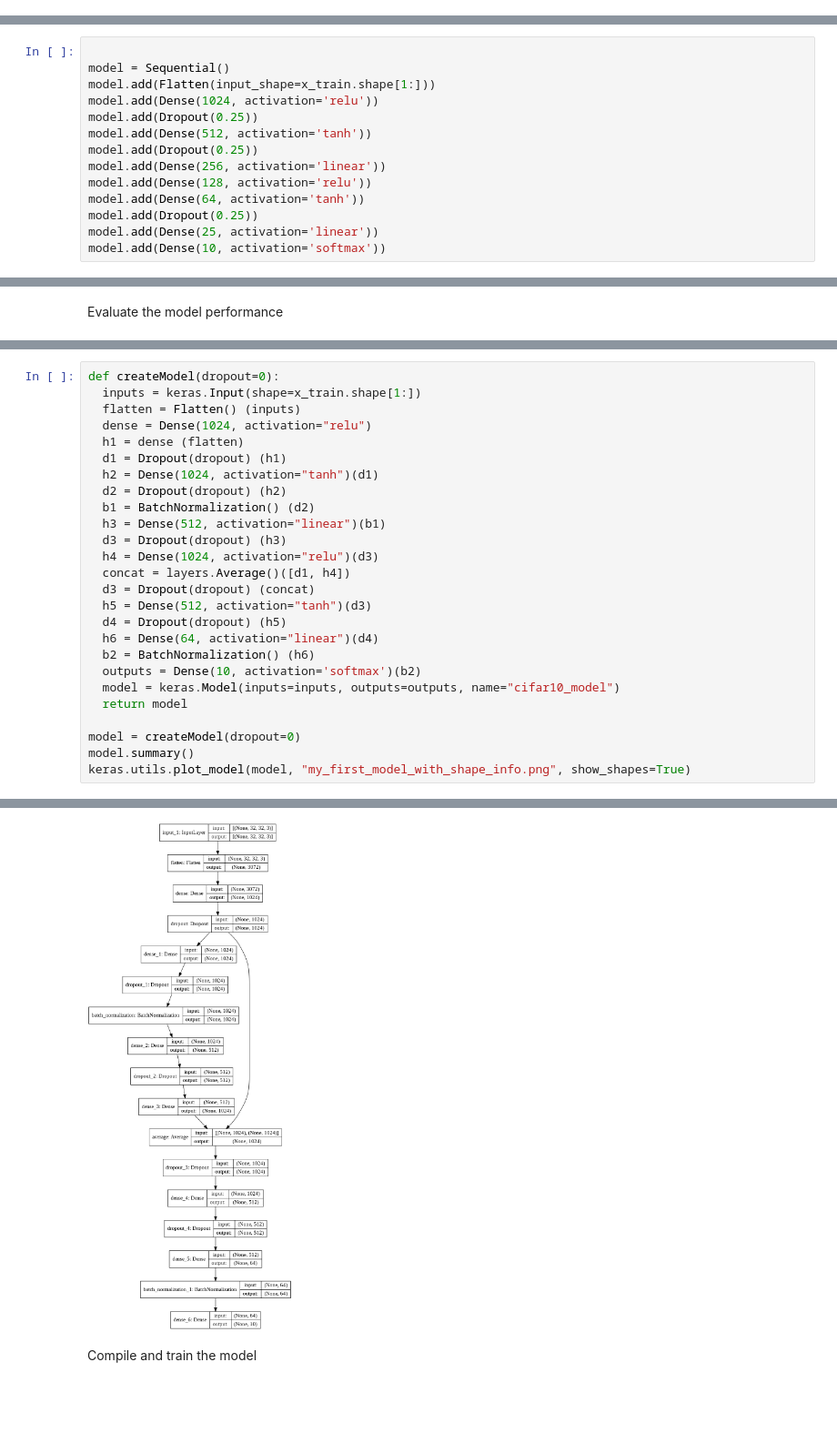
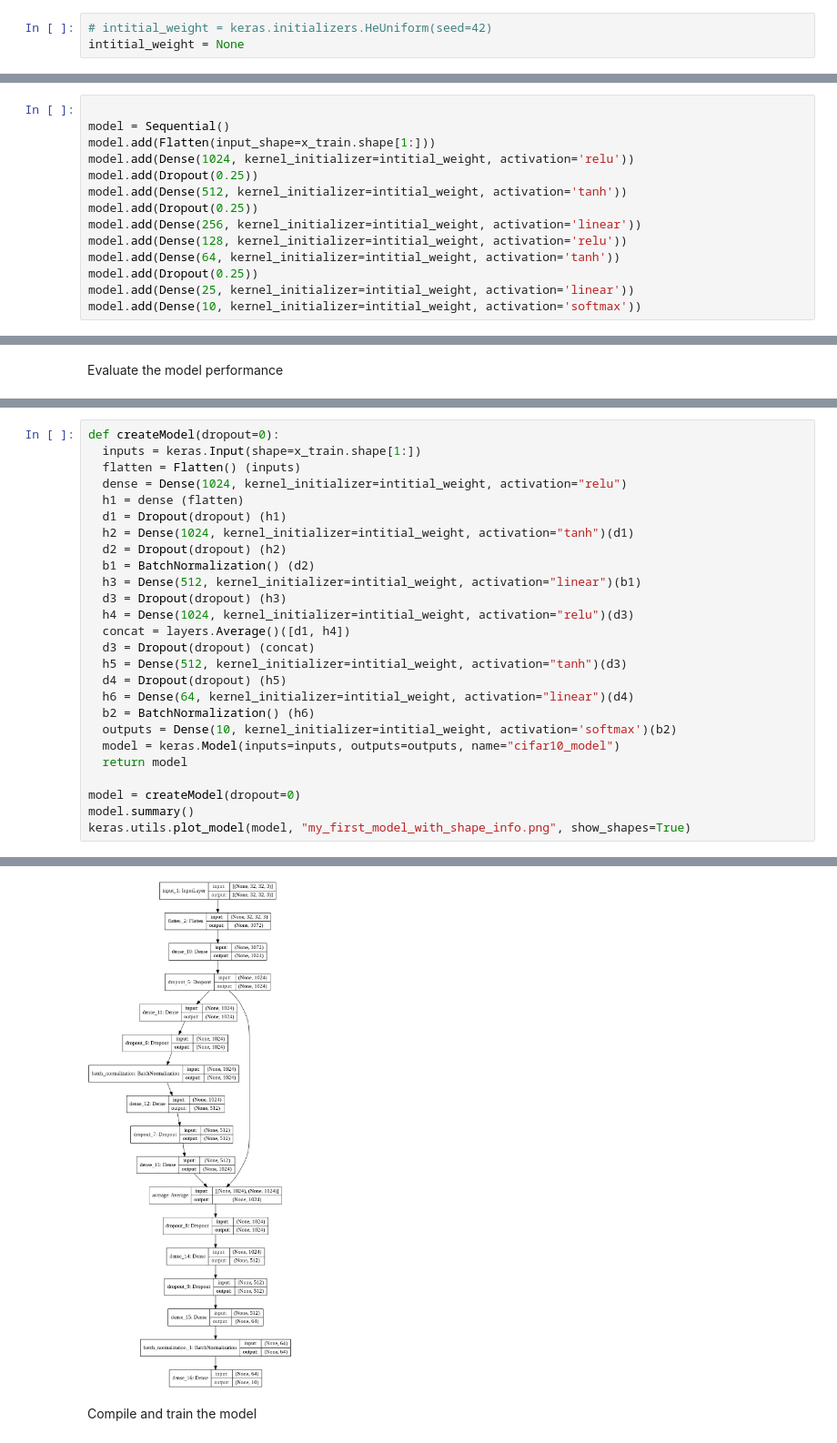
Before and after one commit to arashHarirpoosh/AIMedicInternship, a Jupyter notebook: 2.Classification_on_CIFAR10/CIFAR10_Classification.ipynb, the cells around one changed output, grey strips where cells are left out. Shown at 91% size. Drawn from its saved outputs; the diff is of its cells as text; blank space fills up the shorter version.

```diff
--- a/2.Classification_on_CIFAR10/CIFAR10_Classification.ipynb
+++ b/2.Classification_on_CIFAR10/CIFAR10_Classification.ipynb
@@ -250,0 +191,3 @@ def reportPerformance(model, x, y):
+# %%
+# intitial_weight = keras.initializers.HeUniform(seed=42)
+intitial_weight = None
@@ -357,16 +380,16 @@ Design MLP model
 
 model = Sequential()
 model.add(Flatten(input_shape=x_train.shape[1:]))
-model.add(Dense(1024, activation='relu'))
+model.add(Dense(1024, kernel_initializer=intitial_weight, activation='relu'))
 model.add(Dropout(0.25))
-model.add(Dense(512, activation='tanh'))
+model.add(Dense(512, kernel_initializer=intitial_weight, activation='tanh'))
 model.add(Dropout(0.25))
-model.add(Dense(256, activation='linear'))
-model.add(Dense(128, activation='relu'))
-model.add(Dense(64, activation='tanh'))
+model.add(Dense(256, kernel_initializer=intitial_weight, activation='linear'))
+model.add(Dense(128, kernel_initializer=intitial_weight, activation='relu'))
+model.add(Dense(64, kernel_initializer=intitial_weight, activation='tanh'))
 model.add(Dropout(0.25))
-model.add(Dense(25, activation='linear'))
-model.add(Dense(10, activation='softmax'))
+model.add(Dense(25, kernel_initializer=intitial_weight, activation='linear'))
+model.add(Dense(10, kernel_initializer=intitial_weight, activation='softmax'))
 # %% [markdown]
 Compile the MLP model
 # %%
@@ -489,22 +514,22 @@ Design MLP with Functional API Keras without dropout
 def createModel(dropout=0):
   inputs = keras.Input(shape=x_train.shape[1:])
   flatten = Flatten() (inputs)
-  dense = Dense(1024, activation="relu")
+  dense = Dense(1024, kernel_initializer=intitial_weight, activation="relu")
   h1 = dense (flatten)
   d1 = Dropout(dropout) (h1)
-  h2 = Dense(1024, activation="tanh")(d1)
+  h2 = Dense(1024, kernel_initializer=intitial_weight, activation="tanh")(d1)
   d2 = Dropout(dropout) (h2)
   b1 = BatchNormalization() (d2)
-  h3 = Dense(512, activation="linear")(b1)
+  h3 = Dense(512, kernel_initializer=intitial_weight, activation="linear")(b1)
   d3 = Dropout(dropout) (h3)
-  h4 = Dense(1024, activation="relu")(d3)
+  h4 = Dense(1024, kernel_initializer=intitial_weight, activation="relu")(d3)
   concat = layers.Average()([d1, h4])
   d3 = Dropout(dropout) (concat)
-  h5 = Dense(512, activation="tanh")(d3)
+  h5 = Dense(512, kernel_initializer=intitial_weight, activation="tanh")(d3)
   d4 = Dropout(dropout) (h5)
-  h6 = Dense(64, activation="linear")(d4)
+  h6 = Dense(64, kernel_initializer=intitial_weight, activation="linear")(d4)
   b2 = BatchNormalization() (h6)
-  outputs = Dense(10, activation='softmax')(b2)
+  outputs = Dense(10, kernel_initializer=intitial_weight, activation='softmax')(b2)
   model = keras.Model(inputs=inputs, outputs=outputs, name="cifar10_model")
   return model
 
@@ -526,10 +551,10 @@ dropout (Dropout)               (None, 1024)         0           dense[0][0]
 __________________________________________________________________________________________________
 ... (27 lines left out)
 Total params: 5,809,098
 Trainable params: 5,806,922
 Non-trainable params: 2,176
 __________________________________________________________________________________________________
-[figure, old version]
+[figure, new version]
 # %% [markdown]
 Compile and train the model
 # %%
```
Also changed, not shown: parts of 57 cells of this notebook.
